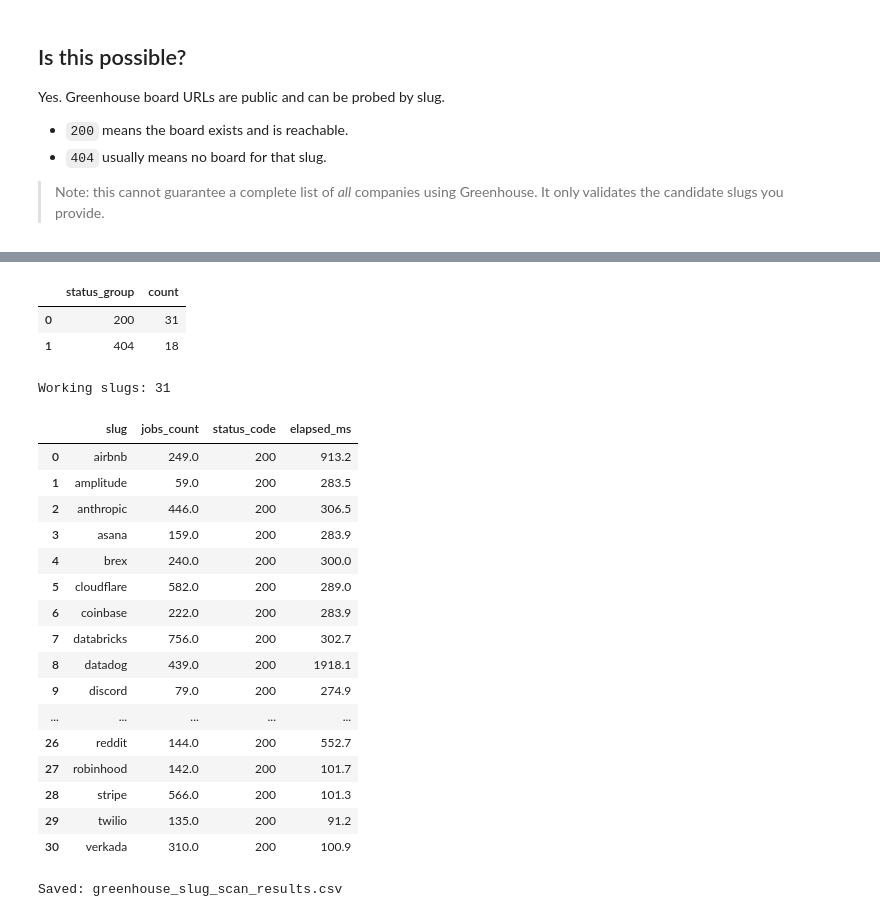
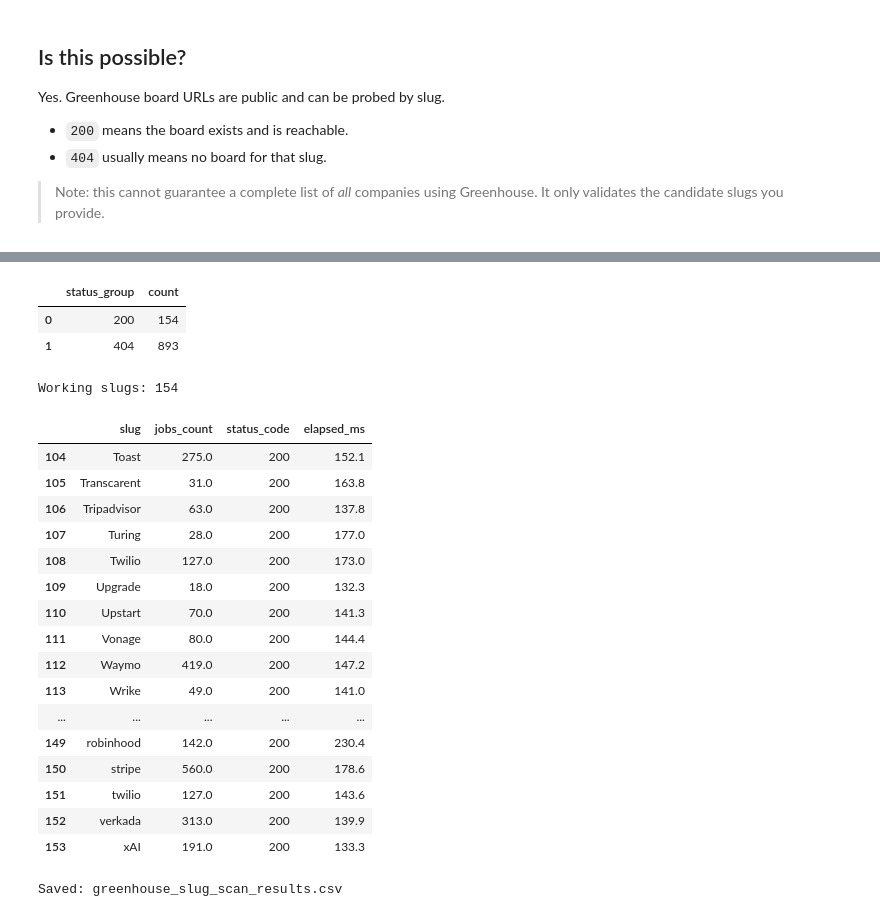
Before and after one commit to giulioelmi/job-finder, a Jupyter notebook: notebooks/greenhouse_slug_discovery.ipynb, the cells around one changed output, grey strips where cells are left out. Drawn from its saved outputs; the diff is of its cells as text; code cells hidden in the pictures.

```diff
--- a/notebooks/greenhouse_slug_discovery.ipynb
+++ b/notebooks/greenhouse_slug_discovery.ipynb
@@ -43,9 +43,7 @@ seed_slugs = [
 ]
 
 # Add your own guesses here (lowercase slug format):
-extra_candidates = [
-    # "openai", "instacart", "atlassian"
-]
+extra_candidates = pd.read_csv("/Users/giulioelmi/Desktop/job-finder/notebooks/companies.csv")["company"].dropna().tolist()
 
 candidates = sorted(set(seed_slugs + extra_candidates))
 print(f"Total candidate slugs: {len(candidates)}")
@@ -123,31 +132,32 @@ summary = (
 summary
 # %% [output]
 |  | status_group | count |
-| 0 | 200 | 31 |
-| 1 | 404 | 18 |
+| 0 | 200 | 154 |
+| 1 | 404 | 893 |
 # %%
 working = results[results["ok"]].copy()
 print(f"Working slugs: {len(working)}")
-working[["slug", "jobs_count", "status_code", "elapsed_ms"]].head(50)
+working[["slug", "jobs_count", "status_code", "elapsed_ms"]].head
+(50)
 # %% [output]
-Working slugs: 31
+Working slugs: 154
 |  | slug | jobs_count | status_code | elapsed_ms |
-| 0 | airbnb | 249.0 | 200 | 913.2 |
-| 1 | amplitude | 59.0 | 200 | 283.5 |
-| 2 | anthropic | 446.0 | 200 | 306.5 |
-| 3 | asana | 159.0 | 200 | 283.9 |
-| 4 | brex | 240.0 | 200 | 300.0 |
-| 5 | cloudflare | 582.0 | 200 | 289.0 |
-| 6 | coinbase | 222.0 | 200 | 283.9 |
-| 7 | databricks | 756.0 | 200 | 302.7 |
-| 8 | datadog | 439.0 | 200 | 1918.1 |
-| 9 | discord | 79.0 | 200 | 274.9 |
+| 104 | Toast | 275.0 | 200 | 152.1 |
+| 105 | Transcarent | 31.0 | 200 | 163.8 |
+| 106 | Tripadvisor | 63.0 | 200 | 137.8 |
+| 107 | Turing | 28.0 | 200 | 177.0 |
+| 108 | Twilio | 127.0 | 200 | 173.0 |
+| 109 | Upgrade | 18.0 | 200 | 132.3 |
+| 110 | Upstart | 70.0 | 200 | 141.3 |
+| 111 | Vonage | 80.0 | 200 | 144.4 |
+| 112 | Waymo | 419.0 | 200 | 147.2 |
+| 113 | Wrike | 49.0 | 200 | 141.0 |
 | ... | ... | ... | ... | ... |
-| 26 | reddit | 144.0 | 200 | 552.7 |
-| 27 | robinhood | 142.0 | 200 | 101.7 |
-| 28 | stripe | 566.0 | 200 | 101.3 |
-| 29 | twilio | 135.0 | 200 | 91.2 |
-| 30 | verkada | 310.0 | 200 | 100.9 |
+| 149 | robinhood | 142.0 | 200 | 230.4 |
+| 150 | stripe | 560.0 | 200 | 178.6 |
+| 151 | twilio | 127.0 | 200 | 143.6 |
+| 152 | verkada | 313.0 | 200 | 139.9 |
+| 153 | xAI | 191.0 | 200 | 133.3 |
 # %%
 # Save results for later use.
 output_csv = "greenhouse_slug_scan_results.csv"
```
Also changed, not shown: parts of 5 cells of this notebook, 1 other file.
